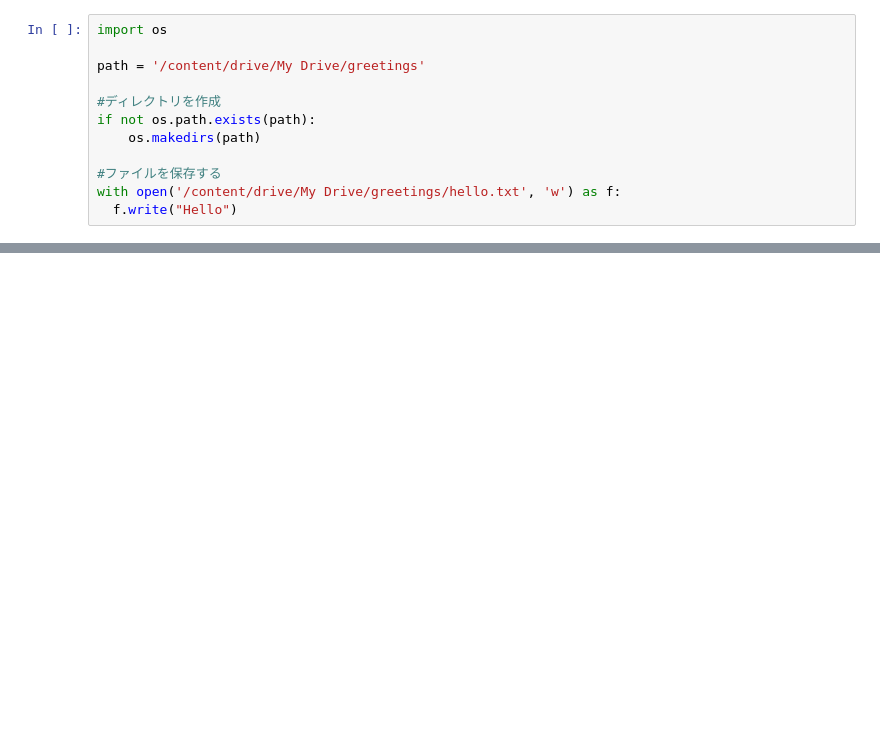
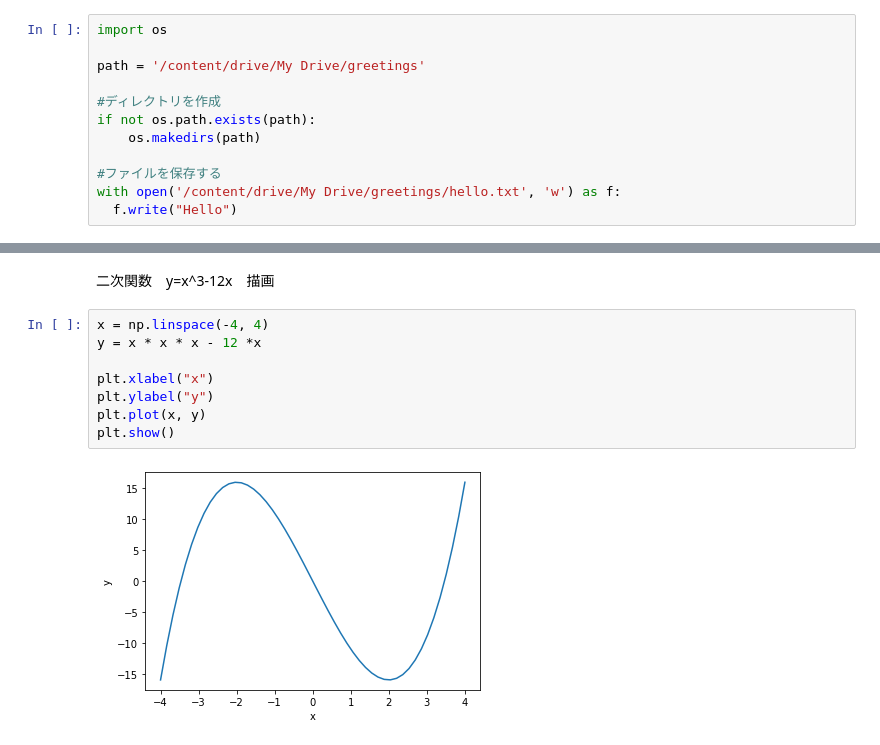
Before and after one commit to kai0024/kaisei, a Jupyter notebook: udemy_python_basic.ipynb, the cells around one changed output, grey strips where cells are left out. Drawn from its saved outputs; the diff is of its cells as text; blank space fills up the shorter version.

```diff
--- a/udemy_python_basic.ipynb
+++ b/udemy_python_basic.ipynb
@@ -338,0 +676,12 @@ with open('/content/drive/My Drive/greetings/hello.txt', 'w') as f:
+# %% [markdown]
+二次関数　y=x^3-12x　描画
+# %%
+x = np.linspace(-4, 4)
+y = x * x * x - 12 *x
+
+plt.xlabel("x")
+plt.ylabel("y")
+plt.plot(x, y)
+plt.show()
+# %% [output]
+[figure, added]
```
Also changed, not shown: parts of 49 cells of this notebook.
